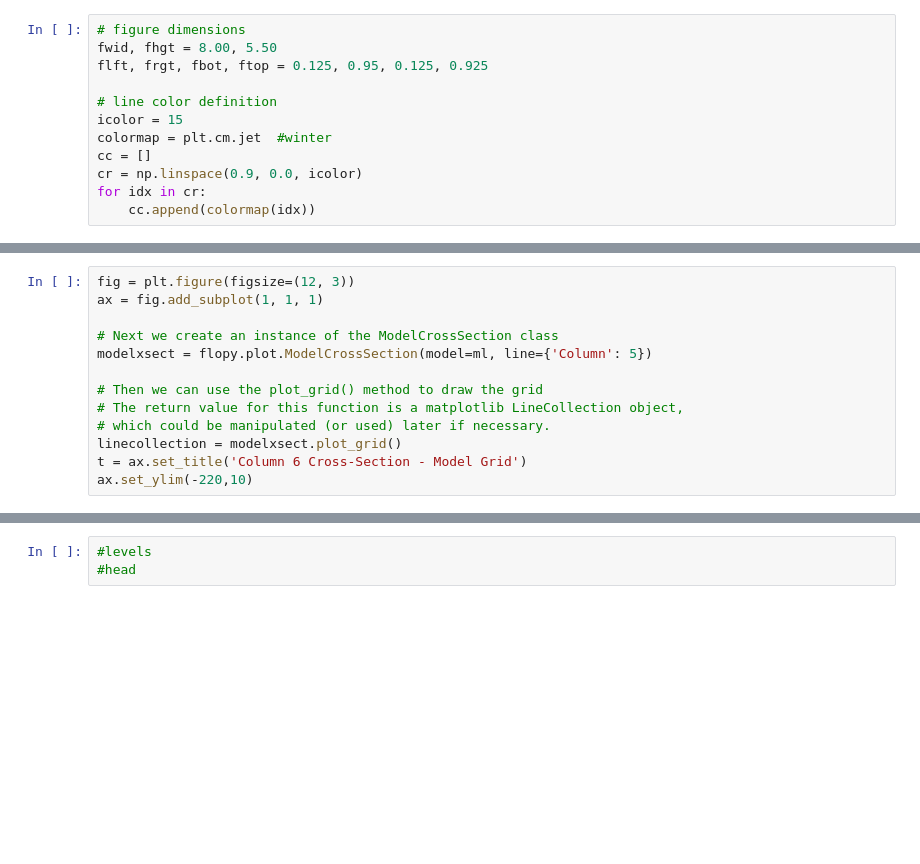
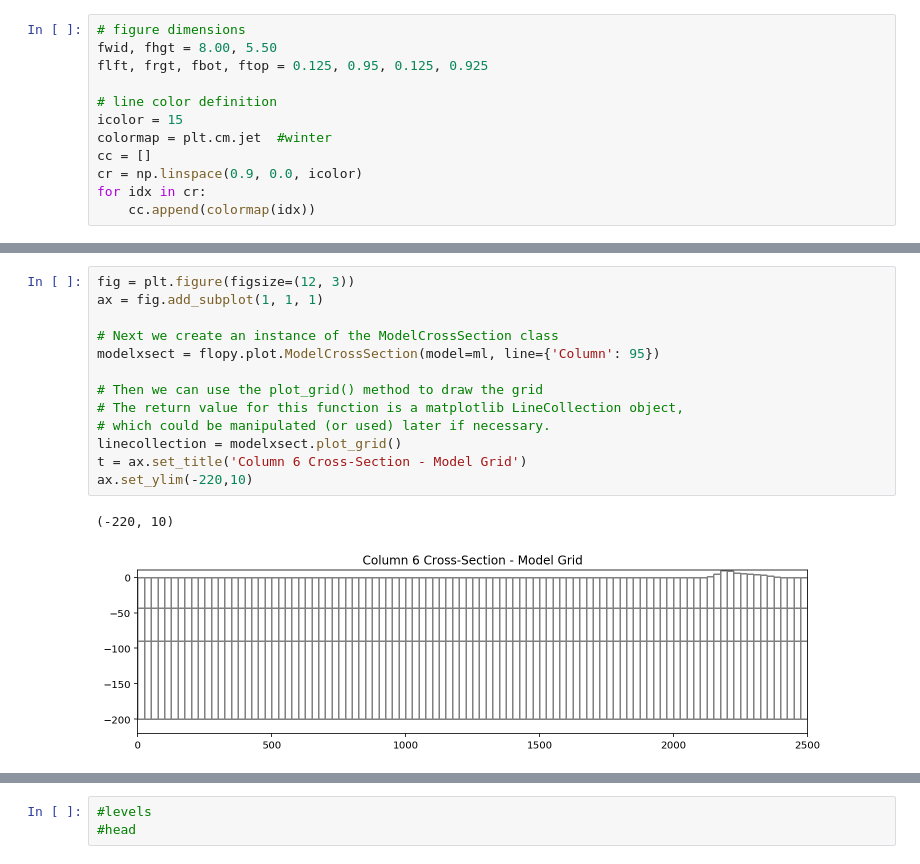
Before and after one commit to spencerbh/Fogland, a Jupyter notebook: flopy3_SWI2_Fogland_UNIX_pumping_SS_203yrs.ipynb, the cells around one changed output, grey strips where cells are left out. Drawn from its saved outputs; the diff is of its cells as text; blank space fills up the shorter version.

```diff
--- a/flopy3_SWI2_Fogland_UNIX_pumping_SS_203yrs.ipynb
+++ b/flopy3_SWI2_Fogland_UNIX_pumping_SS_203yrs.ipynb
@@ -520,16 +490,19 @@ cr
 # %%
 fig = plt.figure(figsize=(12, 3))
 ax = fig.add_subplot(1, 1, 1)
 
 # Next we create an instance of the ModelCrossSection class
-modelxsect = flopy.plot.ModelCrossSection(model=ml, line={'Column': 5})
+modelxsect = flopy.plot.ModelCrossSection(model=ml, line={'Column': 95})
 
 # Then we can use the plot_grid() method to draw the grid
 # The return value for this function is a matplotlib LineCollection object,
 # which could be manipulated (or used) later if necessary.
 linecollection = modelxsect.plot_grid()
 t = ax.set_title('Column 6 Cross-Section - Model Grid')
 ax.set_ylim(-220,10)
+# %% [output]
+(-220, 10)
+[figure, added]
 # %%
 fig = plt.figure(figsize=(12, 3))
 ax = fig.add_subplot(1, 1, 1)
```
Also changed, not shown: parts of 16 cells of this notebook, 2 other files.
